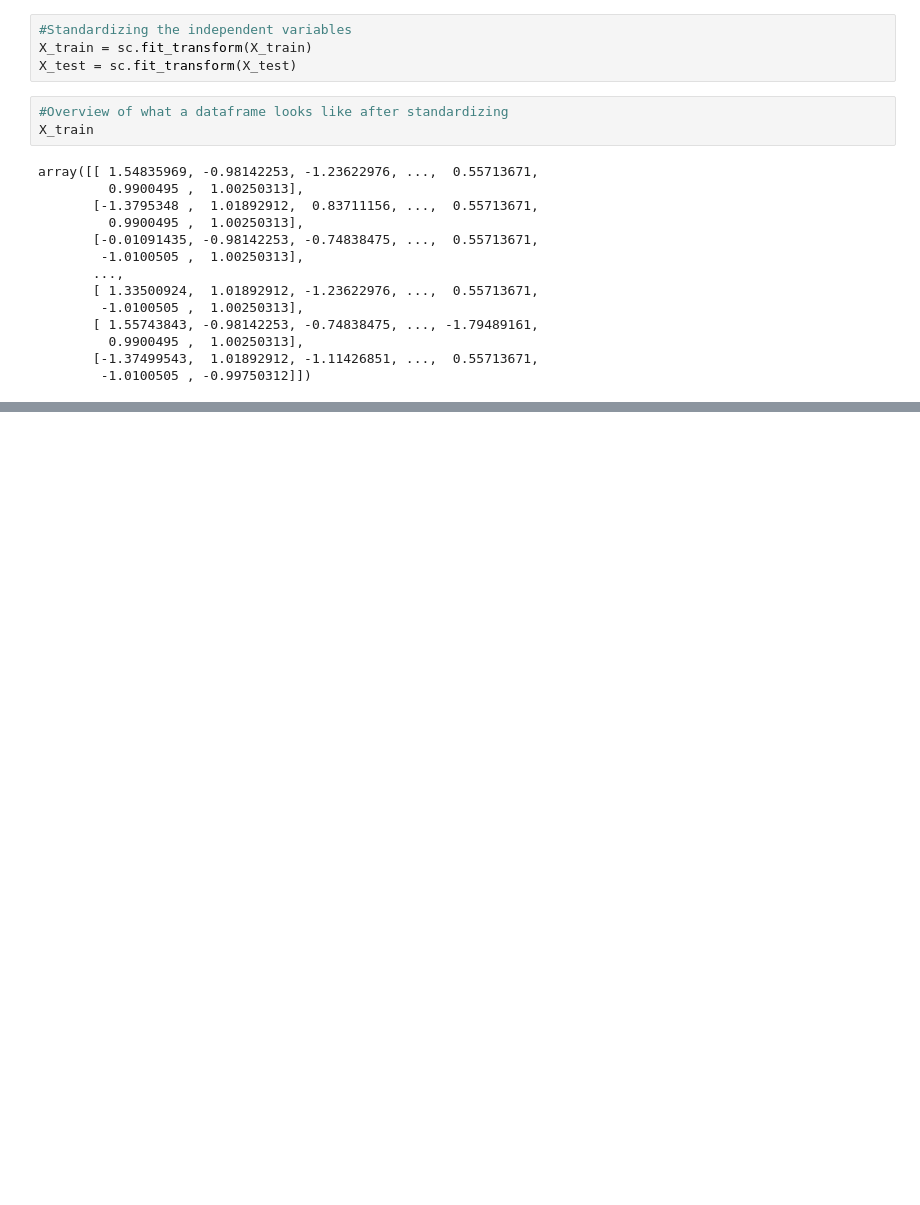
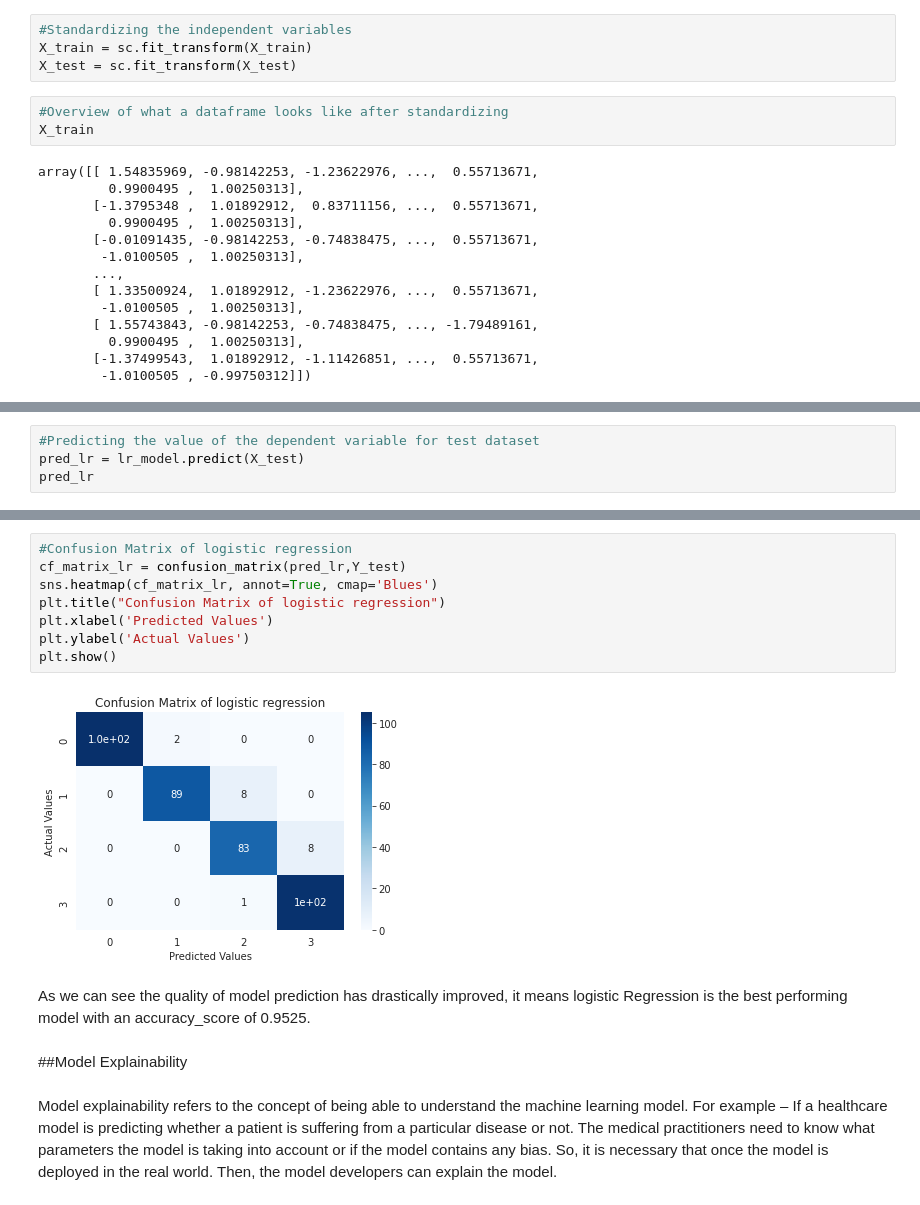
Before and after one commit to Amankr351/Mobile-Price-Range-Prediction, a Jupyter notebook: Mobile_Price_Range_Prediction.ipynb, the cells around one changed output, grey strips where cells are left out. Saved outputs shown, nothing was run; the diff lists cells and outputs as text; blank space fills up the shorter version.

```diff
--- a/Mobile_Price_Range_Prediction.ipynb
+++ b/Mobile_Price_Range_Prediction.ipynb
@@ -474,0 +540,4 @@ plt.show()
+# %%
+#Predicting the value of the dependent variable for test dataset
+pred_lr = lr_model.predict(X_test)
+pred_lr
@@ -474,0 +583,16 @@ plt.show()
+# %%
+#Confusion Matrix of logistic regression
+cf_matrix_lr = confusion_matrix(pred_lr,Y_test)
+sns.heatmap(cf_matrix_lr, annot=True, cmap='Blues')
+plt.title("Confusion Matrix of logistic regression")
+plt.xlabel('Predicted Values')
+plt.ylabel('Actual Values')
+plt.show()
+# %% [output]
+[figure, added]
+# %% [markdown]
+As we can see the quality of model prediction has drastically improved, it means logistic Regression is the best performing model with an  accuracy_score of 0.9525.
+# %% [markdown]
+##Model Explainability
+# %% [markdown]
+Model explainability refers to the concept of being able to understand the machine learning model. For example – If a healthcare model is predicting whether a patient is suffering from a particular disease or not. The medical practitioners need to know what parameters the model is taking into account or if the model contains any bias. So, it is necessary that once the model is deployed in the real world. Then, the model developers can explain the model.
```
Also changed, not shown: parts of 114 cells of this notebook.
